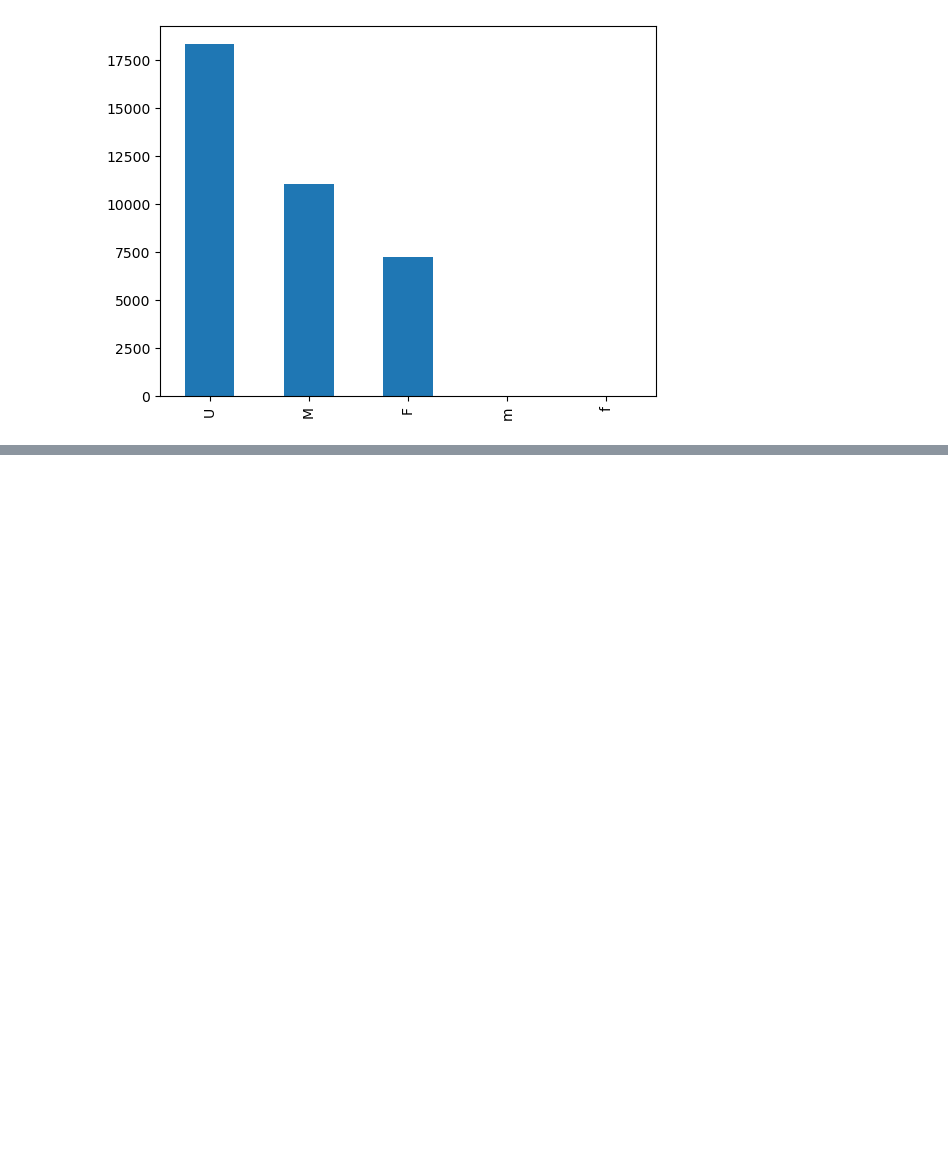
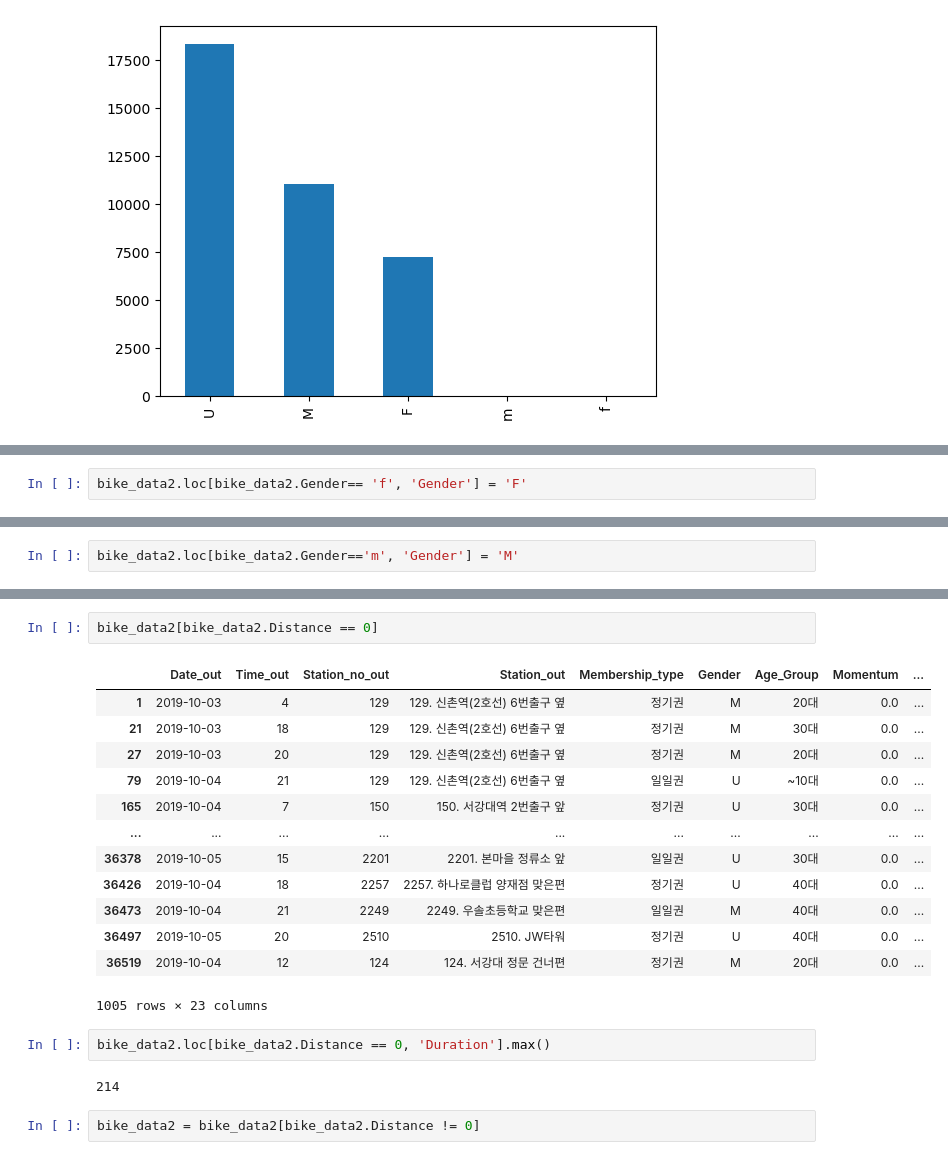
Before and after one commit to Yerial1125/e_learning1, a Jupyter notebook: Untitled.ipynb, the cells around one changed output, grey strips where cells are left out. Drawn from its saved outputs; the diff is of its cells as text; blank space fills up the shorter version.

```diff
--- a/Untitled.ipynb
+++ b/Untitled.ipynb
@@ -493,0 +509,2 @@ plt.show()
+# %%
+bike_data2.loc[bike_data2.Gender== 'f', 'Gender'] = 'F'
@@ -493,0 +516,2 @@ plt.show()
+# %%
+bike_data2.loc[bike_data2.Gender=='m', 'Gender'] = 'M'
@@ -493,0 +530,22 @@ plt.show()
+# %%
+bike_data2[bike_data2.Distance == 0]
+# %% [output]
+|  | Date_out | Time_out | Station_no_out | Station_out | Membership_type | Gender | Age_Group | Momentum | ... |
+| 1 | 2019-10-03 | 4 | 129 | 129. 신촌역(2호선) 6번출구 옆 | 정기권 | M | 20대 | 0.0 | ... |
+| 21 | 2019-10-03 | 18 | 129 | 129. 신촌역(2호선) 6번출구 옆 | 정기권 | M | 30대 | 0.0 | ... |
+| 27 | 2019-10-03 | 20 | 129 | 129. 신촌역(2호선) 6번출구 옆 | 정기권 | M | 20대 | 0.0 | ... |
+| 79 | 2019-10-04 | 21 | 129 | 129. 신촌역(2호선) 6번출구 옆 | 일일권 | U | ~10대 | 0.0 | ... |
+| 165 | 2019-10-04 | 7 | 150 | 150. 서강대역 2번출구 앞 | 정기권 | U | 30대 | 0.0 | ... |
+| ... | ... | ... | ... | ... | ... | ... | ... | ... | ... |
+| 36378 | 2019-10-05 | 15 | 2201 | 2201. 본마을 정류소 앞 | 일일권 | U | 30대 | 0.0 | ... |
+| 36426 | 2019-10-04 | 18 | 2257 | 2257. 하나로클럽 양재점 맞은편 | 정기권 | U | 40대 | 0.0 | ... |
+| 36473 | 2019-10-04 | 21 | 2249 | 2249. 우솔초등학교 맞은편 | 일일권 | M | 40대 | 0.0 | ... |
+| 36497 | 2019-10-05 | 20 | 2510 | 2510. JW타워 | 정기권 | U | 40대 | 0.0 | ... |
+| 36519 | 2019-10-04 | 12 | 124 | 124. 서강대 정문 건너편 | 정기권 | M | 20대 | 0.0 | ... |
+1005 rows × 23 columns
+# %%
+bike_data2.loc[bike_data2.Distance == 0, 'Duration'].max()
+# %% [output]
+214
+# %%
+bike_data2 = bike_data2[bike_data2.Distance != 0]
```
Also changed, not shown: parts of 14 cells of this notebook.
